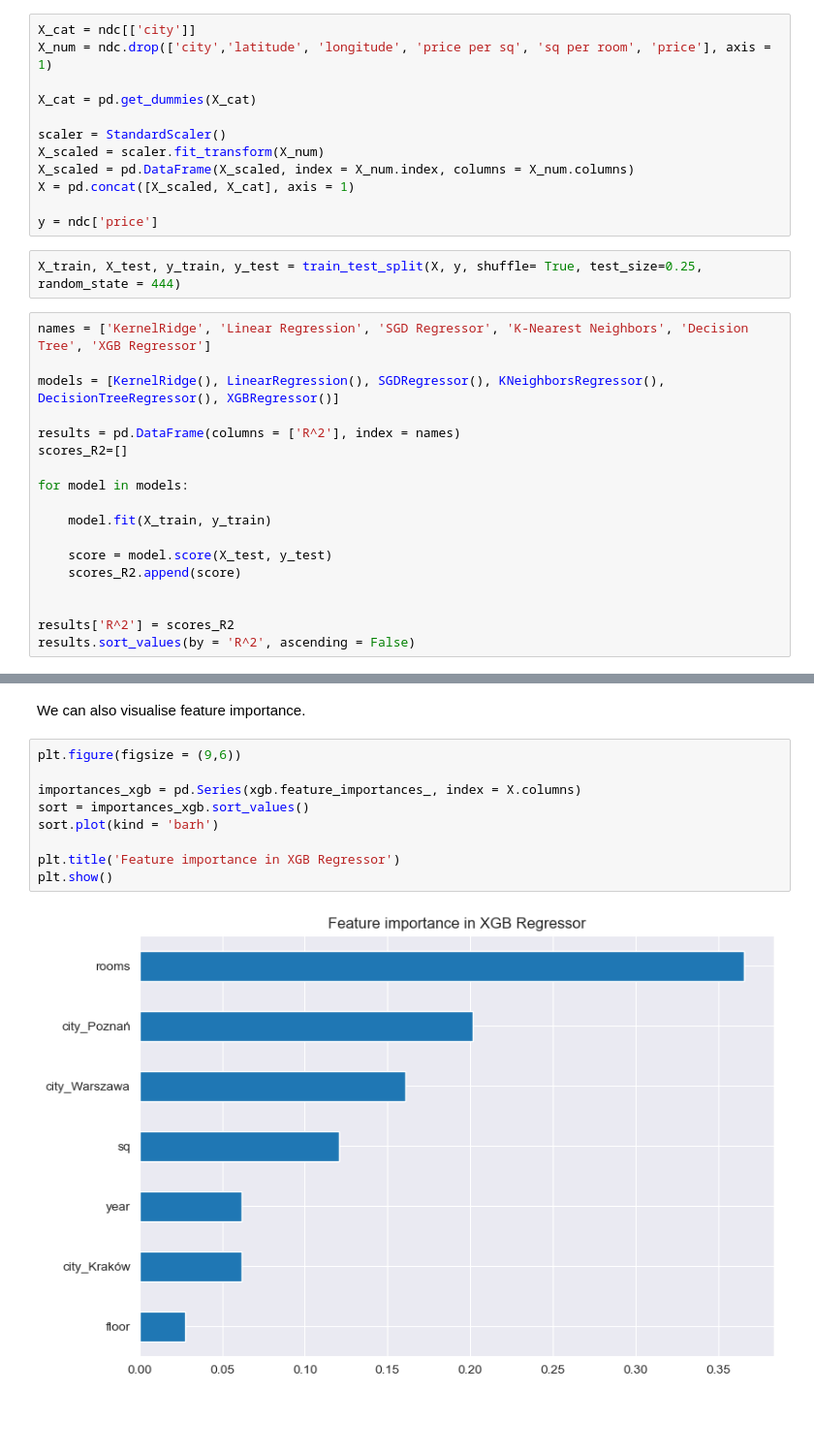
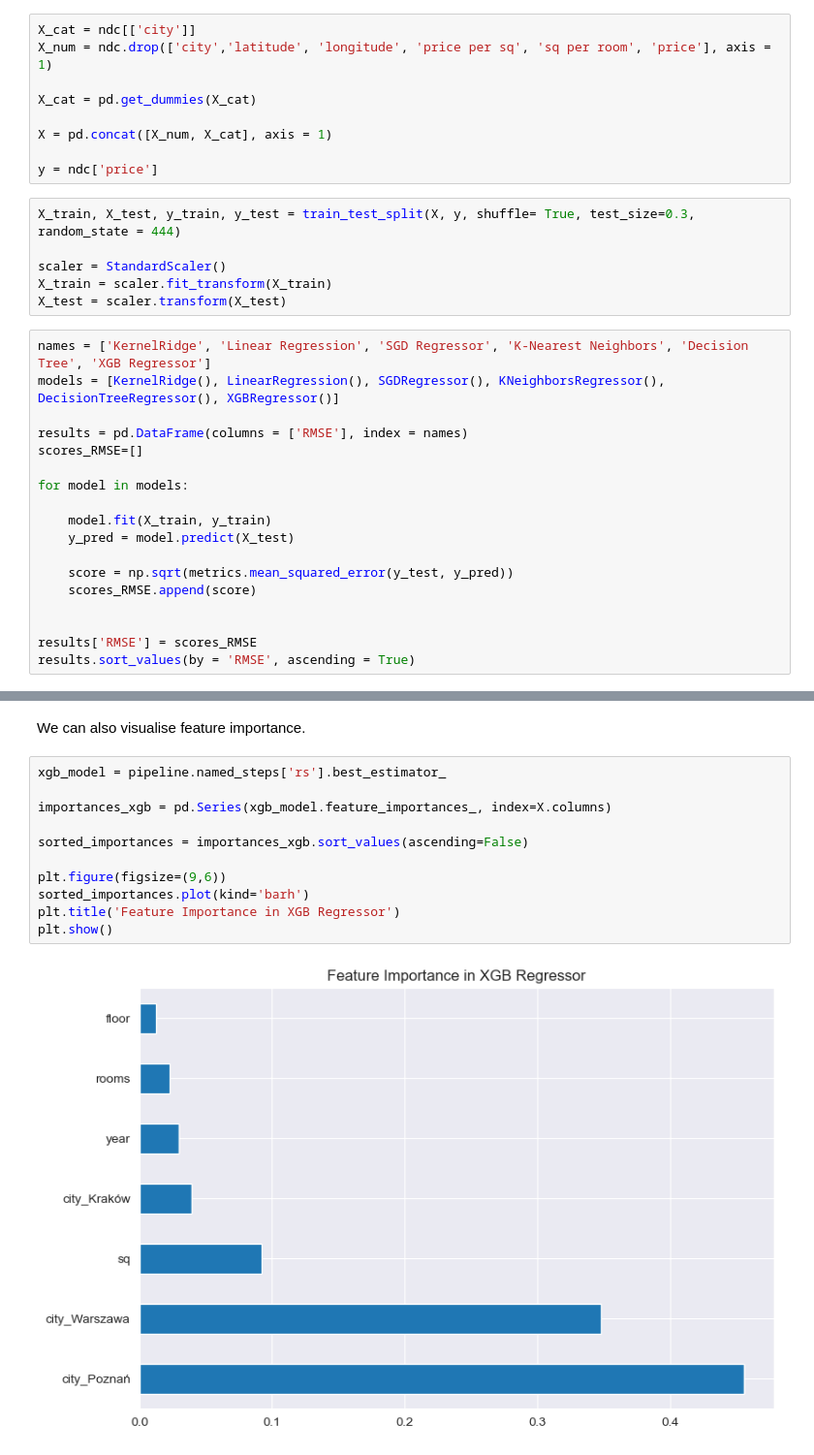
Before and after one commit to alekgralek/House-Prices-in-Poland-analysis, a Jupyter notebook: House prices prediction.ipynb, the cells around one changed output, grey strips where cells are left out. Shown at 97% size. Cells and saved outputs as stored; diff of their text form; blank space fills up the shorter version.

Commit message:
Added pipeline

```diff
--- a/House prices prediction.ipynb
+++ b/House prices prediction.ipynb
@@ -204,30 +205,31 @@ X_num = ndc.drop(['city','latitude', 'longitude', 'price per sq', 'sq per room',
 
 X_cat = pd.get_dummies(X_cat)
 
-scaler = StandardScaler()
-X_scaled = scaler.fit_transform(X_num)
-X_scaled = pd.DataFrame(X_scaled, index = X_num.index, columns = X_num.columns)
-X = pd.concat([X_scaled, X_cat], axis = 1)
+X = pd.concat([X_num, X_cat], axis = 1)
 
 y = ndc['price']
 # %%
-X_train, X_test, y_train, y_test = train_test_split(X, y, shuffle= True, test_size=0.25, random_state = 444)
+X_train, X_test, y_train, y_test = train_test_split(X, y, shuffle= True, test_size=0.3, random_state = 444)
+
+scaler = StandardScaler()
+X_train = scaler.fit_transform(X_train)
+X_test = scaler.transform(X_test)
 # %%
 names = ['KernelRidge', 'Linear Regression', 'SGD Regressor', 'K-Nearest Neighbors', 'Decision Tree', 'XGB Regressor']
-
 models = [KernelRidge(), LinearRegression(), SGDRegressor(), KNeighborsRegressor(), DecisionTreeRegressor(), XGBRegressor()]
 
-results = pd.DataFrame(columns = ['R^2'], index = names)
-scores_R2=[]
+results = pd.DataFrame(columns = ['RMSE'], index = names)
+scores_RMSE=[]
 
 for model in models:
 
     model.fit(X_train, y_train)
+    y_pred = model.predict(X_test)
 
-    score = model.score(X_test, y_test)
-    scores_R2.append(score)
+    score = np.sqrt(metrics.mean_squared_error(y_test, y_pred))
+    scores_RMSE.append(score)
 
 
-results['R^2'] = scores_R2
-results.sort_values(by = 'R^2', ascending = False)
+results['RMSE'] = scores_RMSE
+results.sort_values(by = 'RMSE', ascending = True)
 # %% [output]
@@ -281,13 +293,15 @@ plt.show()
 # %% [markdown]
 We can also visualise feature importance.
 # %%
-plt.figure(figsize = (9,6))
+xgb_model = pipeline.named_steps['rs'].best_estimator_
 
-importances_xgb = pd.Series(xgb.feature_importances_, index = X.columns)
-sort = importances_xgb.sort_values()
-sort.plot(kind = 'barh')
+importances_xgb = pd.Series(xgb_model.feature_importances_, index=X.columns)
 
-plt.title('Feature importance in XGB Regressor')
+sorted_importances = importances_xgb.sort_values(ascending=False)
+
+plt.figure(figsize=(9,6))
+sorted_importances.plot(kind='barh')
+plt.title('Feature Importance in XGB Regressor')
 plt.show()
 # %% [output]
-[figure, old version]
+[figure, new version]
```
Also changed, not shown: parts of 5 cells of this notebook.
